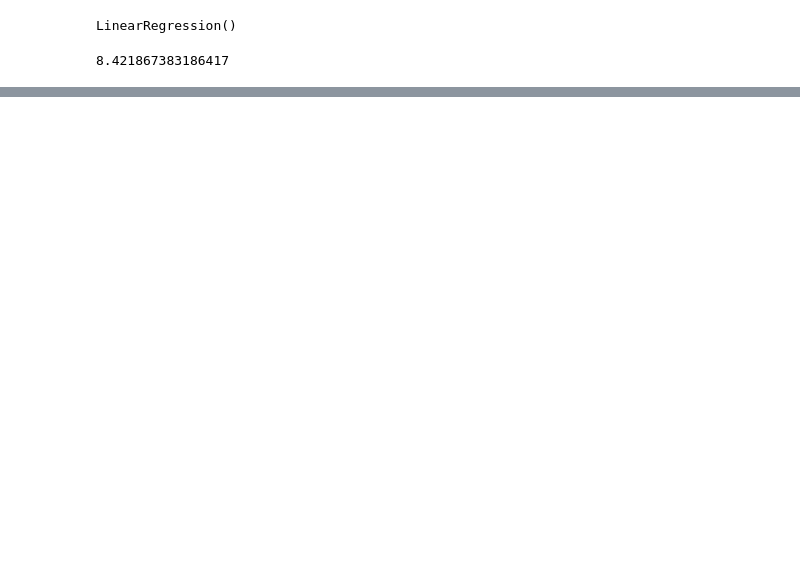
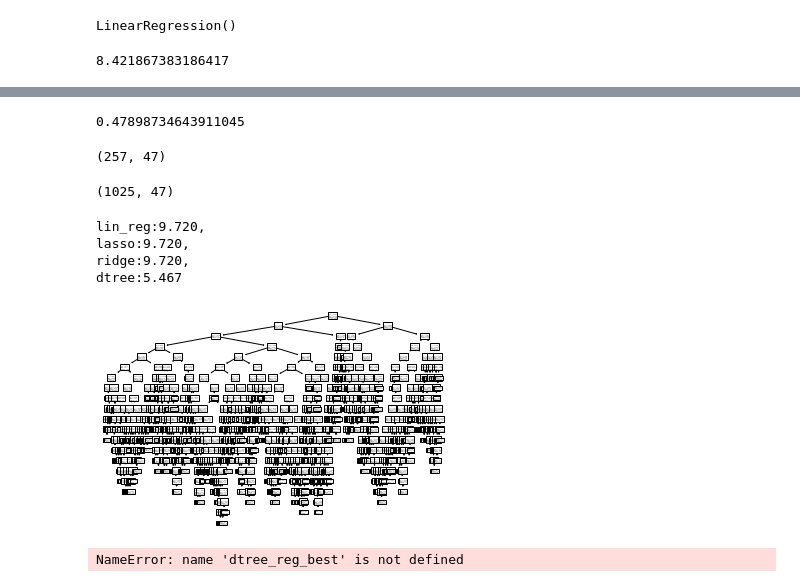
Before and after one commit to sandeepkavadi/ml, a Jupyter notebook: WIP/used_car_prices.ipynb, the cells around one changed output, grey strips where cells are left out. Drawn from its saved outputs; the diff is of its cells as text; code cells hidden in the pictures; blank space fills up the shorter version.

Commit message:
ml model on used car prices

```diff
--- a/WIP/used_car_prices.ipynb
+++ b/WIP/used_car_prices.ipynb
@@ -195,0 +230,6 @@ df[df.torque_Nm <= 100]
+# %%
+from sklearn.linear_model import Ridge
+
+lin_reg_ridge = Ridge(alpha=0.001, tol=0.0001, max_iter=10000)
+lin_reg_ridge.fit(df_X_train_prepared, df_y_train)
+y_preds_lin_reg_ridge = lin_reg_ridge.predict(df_X_train_prepared)
@@ -195,0 +245,8 @@ df[df.torque_Nm <= 100]
+# %%
+from sklearn.tree import DecisionTreeRegressor
+
+dtree_reg = DecisionTreeRegressor(max_depth = 4, min_samples_split=20)
+# dtree_reg = DecisionTreeRegressor()
+dtree_reg.fit(df_X_train_prepared, df_y_train)
+
+y_preds_dtree_reg = dtree_reg.predict(df_X_train_prepared)
@@ -195,0 +270,15 @@ df[df.torque_Nm <= 100]
+# %%
+## Grid search CV
+
+from sklearn.model_selection import GridSearchCV
+
+dtree_reg_gscv = DecisionTreeRegressor()
+
+param_grid=[
+    {'max_depth':[20,25,30,200,500], 'min_samples_split':[2,3,4,5,10,15,20,50,100]}
+]
+
+grid_search = GridSearchCV(dtree_reg_gscv, param_grid, scoring='neg_mean_squared_error'
+                           , cv=7, return_train_score=True)  # its a bunch of models
+
+grid_search.fit(df_X_train_prepared, df_y_train)
@@ -195,0 +291,3 @@ df[df.torque_Nm <= 100]
+# %%
+dtree_reg_best = grid_search.best_estimator_
+y_preds_dtree_reg_best = dtree_reg_best.predict(df_X_train_prepared)
@@ -195,0 +315,9 @@ df[df.torque_Nm <= 100]
+# %%
+dtree_reg_best_mse = mean_squared_error(df_y_train, y_preds_dtree_reg_best)
+dtree_reg_best_rmse = np.sqrt(dtree_reg_best_mse)
+dtree_reg_best_rmse
+
+# dtree_reg_best_r2 = dtree_reg_best.score(df_X_train_prepared, df_y_train)
+# dtree_reg_best_r2
+# %% [output]
+0.47898734643911045
@@ -195,0 +327,8 @@ df[df.torque_Nm <= 100]
+# %%
+df_X_test_prepared.shape
+# %% [output]
+(257, 47)
+# %%
+df_X_train_prepared.shape
+# %% [output]
+(1025, 47)
@@ -195,0 +352,29 @@ df[df.torque_Nm <= 100]
+# %%
+print(f'lin_reg:{lin_reg:.3f},\nlasso:{lasso:.3f},\nridge:{ridge:.3f},\ndtree:{dtree:.3f}')
+# %% [output]
+lin_reg:9.720,
+lasso:9.720,
+ridge:9.720,
+dtree:5.467
+# %%
+## Decision tree is the best predictor model
+## Visualizing the trained decision tree
+from sklearn import tree
+
+tree.plot_tree(dtree_reg_best)
+plt.show()
+# %% [output]
+[figure, added]
+# %%
+from sklearn.tree import export_graphviz
+
+export_graphviz(dtree_reg_best
+                , out_file = './used_car_tree.dot'
+                , feature_names=full_pipeline.get_feature_names_out()
+                , rounded=True
+                , filled=True
+)
+
+# dot -Tpng used_car_tree.dot -o used_car_tree.png         # to convert dot file to a png
+# %% [output]
+NameError: name 'dtree_reg_best' is not defined
```
Also changed, not shown: parts of 43 cells of this notebook, 2 other files.
